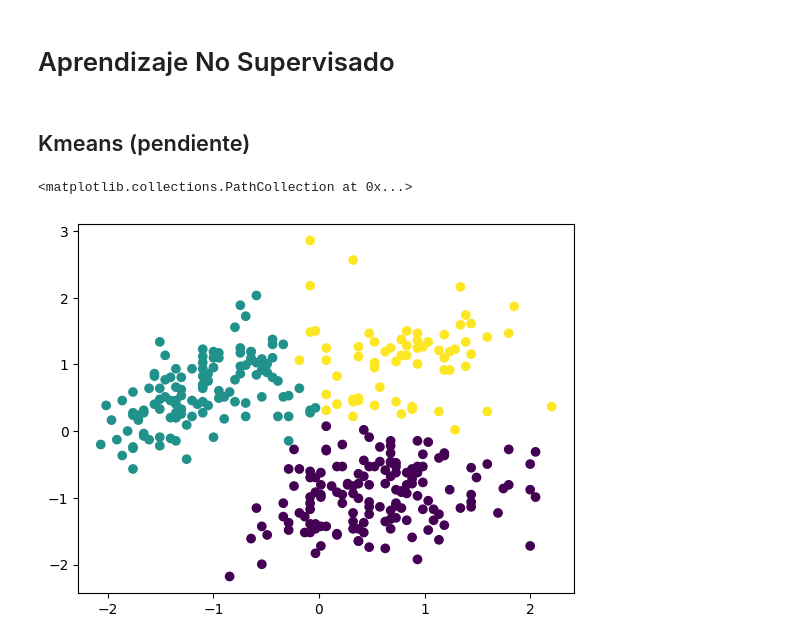
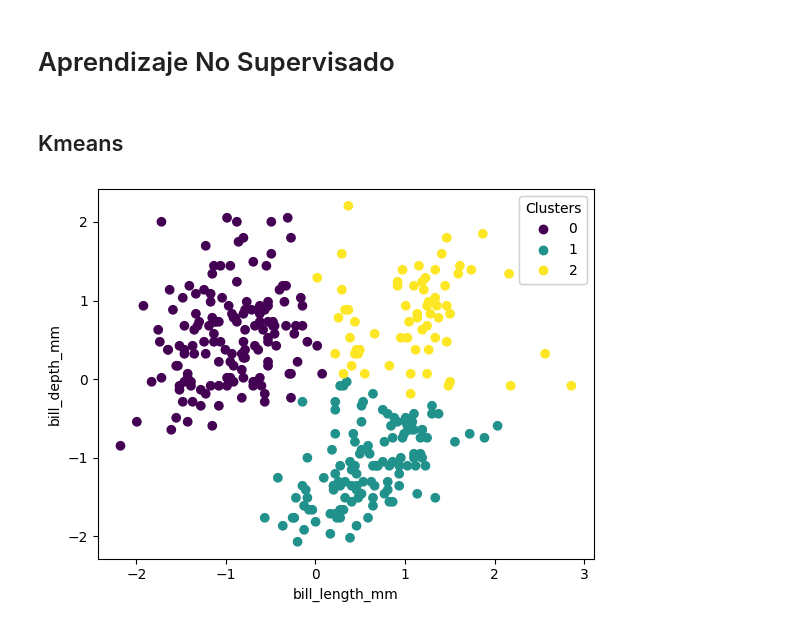
Before and after one commit to JuanPedroMarquez/Primera-practica-ML-pinguinos, a Jupyter notebook: Penguins Learning.ipynb, the cells around one changed output. Saved outputs shown, nothing was run; the diff lists cells and outputs as text; code cells hidden in the pictures.

Commit message:
Corrección de errores
Correcciones varias, redacción del texto adecuada, readme redactado y librerías en el archivo requirements

```diff
--- a/Penguins Learning.ipynb
+++ b/Penguins Learning.ipynb
@@ -635,3 +827,6 @@ weighted avg       0.72      0.76      0.72       100
 # %% [markdown]
 Version con dibujos (más dificil)
+# %%
+X = penguins.drop(columns=["island", "body_mass_g"], axis=1)
+Y = penguins["island"]
 # %%
@@ -836,6 +1069,7 @@ plt.show()
 # %% [markdown]
 Por ejemplo:
 # %%
+#Librerías
 from sklearn.neighbors import KNeighborsClassifier
 from sklearn.model_selection import train_test_split
 from sklearn.metrics import classification_report
@@ -853,14 +1087,19 @@ clasificacion = X.copy()
 columnas = ["species", "bill_length_mm", "bill_depth_mm", "flipper_length_mm", "sex"]
 clasificacion = clasificacion[columnas]
 
+#Normalizamos las variables numéricas
+scaler = StandardScaler()
+
+for col in columnas:
+    if clasificacion[col].dtypes != "object":
+        clasificacion[col] = scaler.fit_transform(clasificacion[col].values.reshape(-1,1))
+
 #Codeamos las variables no numéricas
 encoder = LabelEncoder()
-clasificacion["species"] = encoder.fit_transform(clasificacion["species"])
-clasificacion["sex"] = encoder.fit_transform(clasificacion["sex"])
 
-#Normalizamos las variables numéricas
-scaler = StandardScaler()
-clasificacion[columnas] = scaler.fit_transform(clasificacion[columnas])
+for col in columnas:
+    if clasificacion[col].dtypes == "object":
+        clasificacion[col] = encoder.fit_transform(clasificacion[col])
 
 #Dividimos los datos en datos de entrenamiento y datos de validación
 X_train, X_test, y_train, y_test = train_test_split(clasificacion, y, stratify=y, test_size = .3, random_state=42)
@@ -891,6 +1130,6 @@ plt.show()
 # %% [markdown]
 # Aprendizaje No Supervisado
 # %% [markdown]
-## Kmeans (pendiente)
+## Kmeans
 # %%
 X = penguins.drop(columns=["island", "body_mass_g"], axis=1)
@@ -898,36 +1137,66 @@ y=penguins["island"]
 # %%
+#Librerías
 from sklearn.cluster import KMeans
-import matplotlib.pyplot as plt
 from sklearn.preprocessing import StandardScaler
-
+from sklearn.preprocessing import LabelEncoder
 
 # Fijamos una semilla
 np.random.seed(42)
 
-#Variables dependientes
+#Variables dependientes (tenemos que seleccionar 2 de las columnas para poder graficar)
 clasificacion = X.copy()
-columnas = ["bill_length_mm", "bill_depth_mm"]
+columnas = ['species', 'bill_length_mm', 'bill_depth_mm', 'flipper_length_mm','sex'] # las columnas que tenemos
 clasificacion = clasificacion[columnas]
-
-#Codeamos las variables no numéricas (no hay)
-# encoder = LabelEncoder()
-# clasificacion["species"] = encoder.fit_transform(clasificacion["species"])
-# clasificacion["sex"] = encoder.fit_transform(clasificacion["sex"])
+clasificacion = clasificacion[["bill_length_mm","bill_depth_mm"]] #Seleccionamos las columnas deseadas manualmente
 
 #Normalizamos las variables numéricas
 scaler = StandardScaler()
-clasificacion[columnas] = scaler.fit_transform(clasificacion[columnas])
+
+for col in clasificacion.columns:
+    try:
+        if clasificacion[col].dtypes != "object":
+            clasificacion[col] = scaler.fit_transform(clasificacion[col].values.reshape(-1,1))
+        else:
+            pass
+    except:
+        pass
+
+#Codeamos las variables no numéricas (si hay)
+encoder = LabelEncoder()
+
+for col in clasificacion.columns:
+    try:
+        if clasificacion[col].dtypes == "object":
+            clasificacion[col] = encoder.fit_transform(clasificacion[col])
+        else:
+            pass
+    except:
+        pass
+
+y_encoder = LabelEncoder()
+y_encoded = y_encoder.fit_transform(y)
 
 #Dividimos los datos en datos de entrenamiento y datos de validación (No hay que hacer esto en un NO supervisado)
 # X_train, X_test, y_train, y_test = train_test_split(clasificacion, y, stratify=y, test_size = .3, random_state=42)
 
-clusters = len(np.unique(y))
+# Instanciamos el modelo
+clusters = len(np.unique(y_encoded))
 km = KMeans(n_clusters=clusters, random_state=42)
 km.fit(clasificacion)
 y_pred = km.predict(clasificacion)
 
 # Graficamos
-plt.scatter(clasificacion["bill_depth_mm"], clasificacion["bill_length_mm"], c=y_pred, cmap='viridis')
+clasificaciones=np.array(clasificacion)
+scatter = plt.scatter(clasificaciones[:,0], clasificaciones[:,1], c=y_pred, cmap='viridis')
+
+# Añadimos nombres a los ejes
+plt.xlabel(clasificacion.columns[0])
+plt.ylabel(clasificacion.columns[1])
+
+# Leyenda personalizada
+legend1 = plt.legend(*scatter.legend_elements(), title="Clusters")
+plt.gca().add_artist(legend1)
+
+plt.show();
 # %% [output]
-<matplotlib.collections.PathCollection at 0x...>
-[figure, old version]
+[figure, new version]
```
Also changed, not shown: parts of 67 cells of this notebook, 2 other files.
